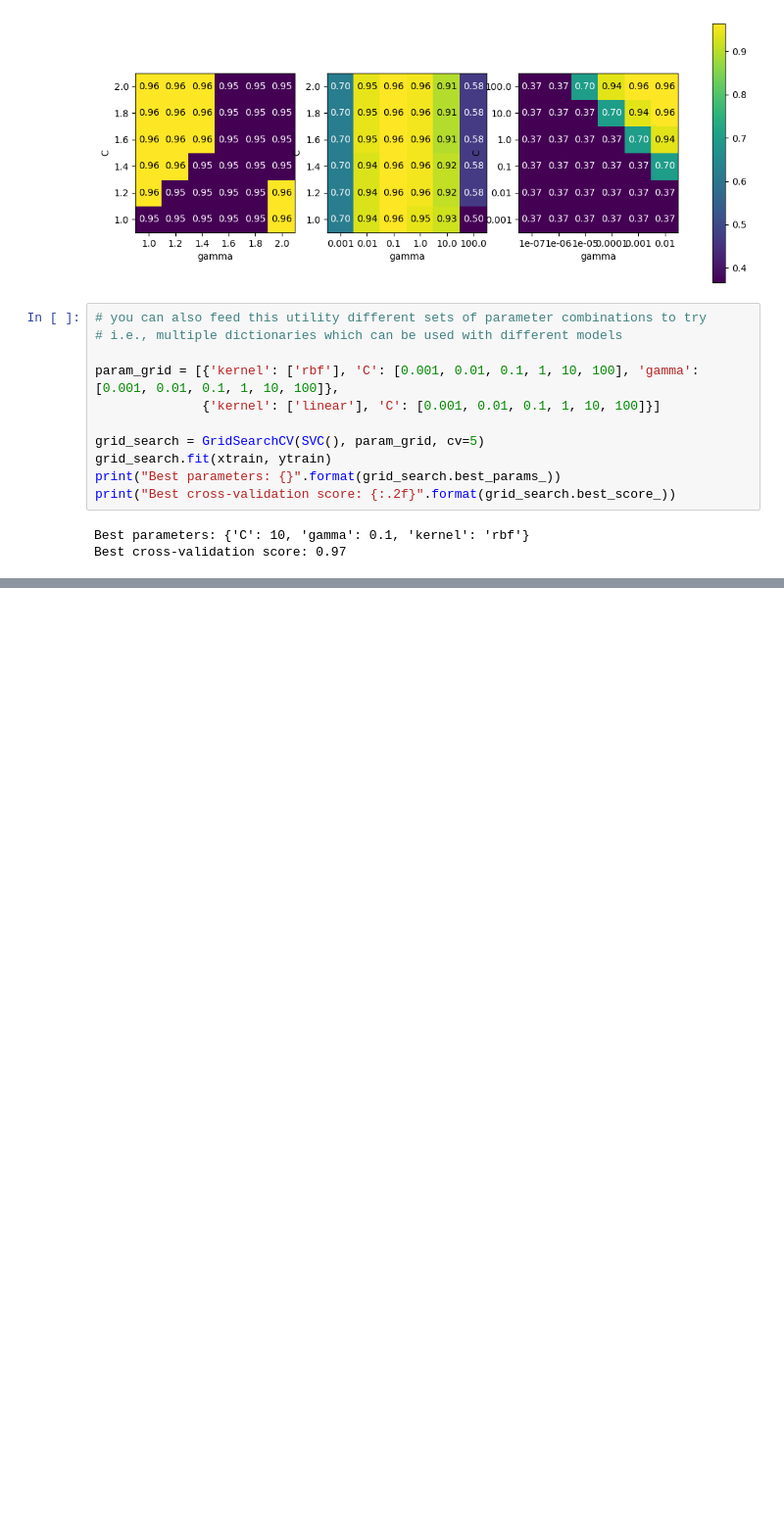
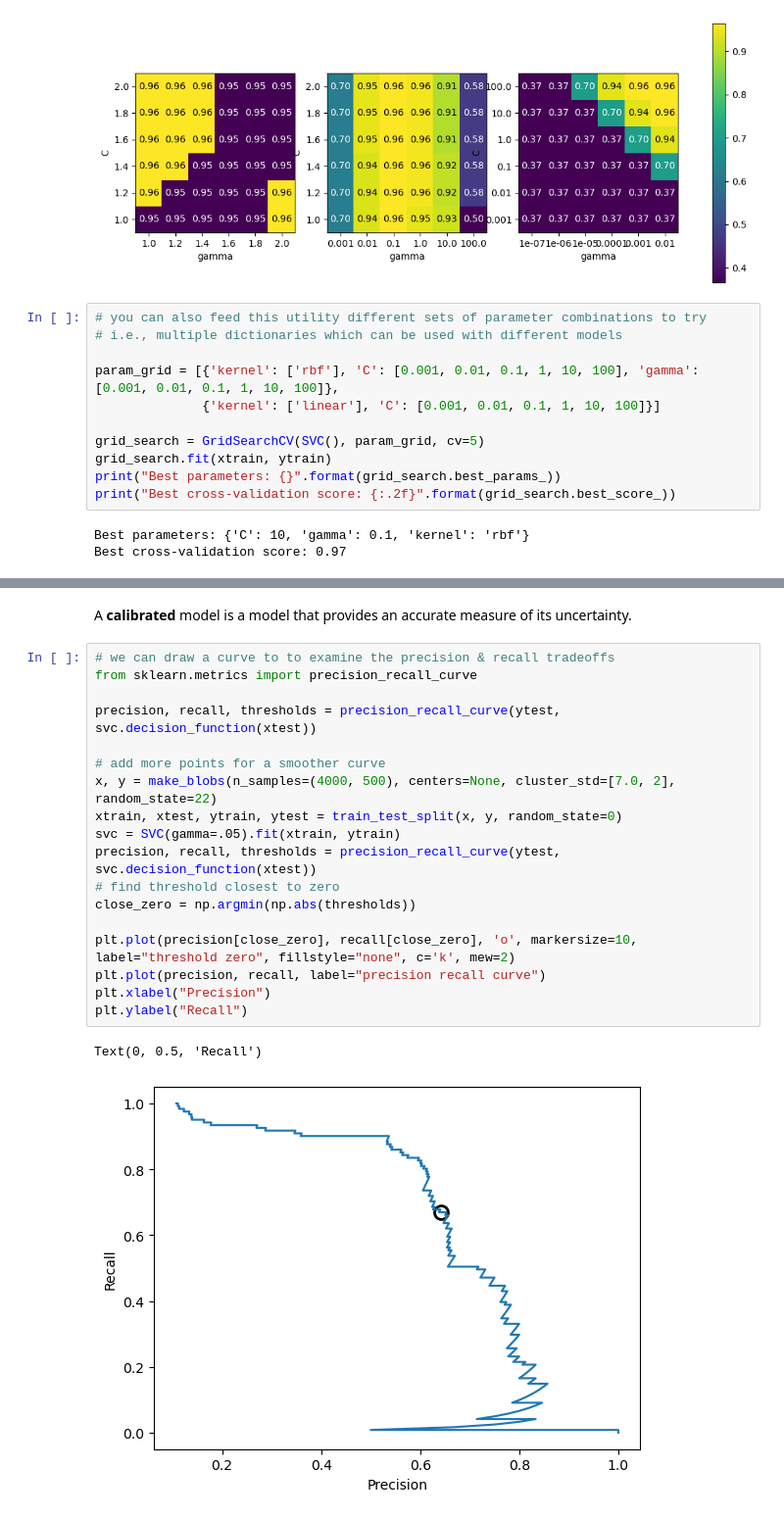
Before and after one commit to Giov12/intro.to.ml, a Jupyter notebook: chapter5.ipynb, the cells around one changed output, grey strips where cells are left out. Shown at 98% size. Cells and saved outputs as stored; diff of their text form; blank space fills up the shorter version.

```diff
--- a/chapter5.ipynb
+++ b/chapter5.ipynb
@@ -445,0 +685,23 @@ display(results.head())
+# %% [markdown]
+A **calibrated** model is a model that provides an accurate measure of its uncertainty.
+# %%
+# we can draw a curve to to examine the precision & recall tradeoffs
+from sklearn.metrics import precision_recall_curve
+
+precision, recall, thresholds = precision_recall_curve(ytest, svc.decision_function(xtest))
+
+# add more points for a smoother curve
+x, y = make_blobs(n_samples=(4000, 500), centers=None, cluster_std=[7.0, 2], random_state=22)
+xtrain, xtest, ytrain, ytest = train_test_split(x, y, random_state=0)
+svc = SVC(gamma=.05).fit(xtrain, ytrain)
+precision, recall, thresholds = precision_recall_curve(ytest, svc.decision_function(xtest))
+# find threshold closest to zero
+close_zero = np.argmin(np.abs(thresholds))
+
+plt.plot(precision[close_zero], recall[close_zero], 'o', markersize=10, label="threshold zero", fillstyle="none", c='k', mew=2)
+plt.plot(precision, recall, label="precision recall curve")
+plt.xlabel("Precision")
+plt.ylabel("Recall")
+# %% [output]
+Text(0, 0.5, 'Recall')
+[figure, added]
```
Also changed, not shown: parts of 41 cells of this notebook.
